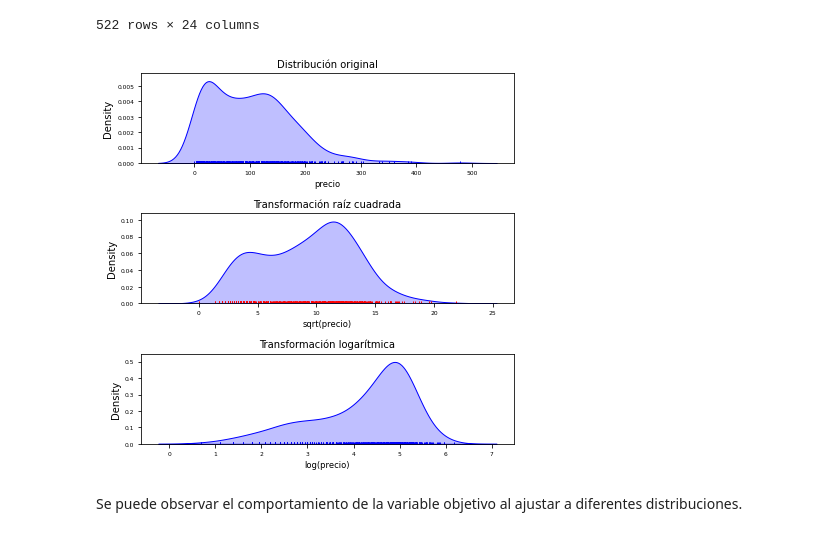
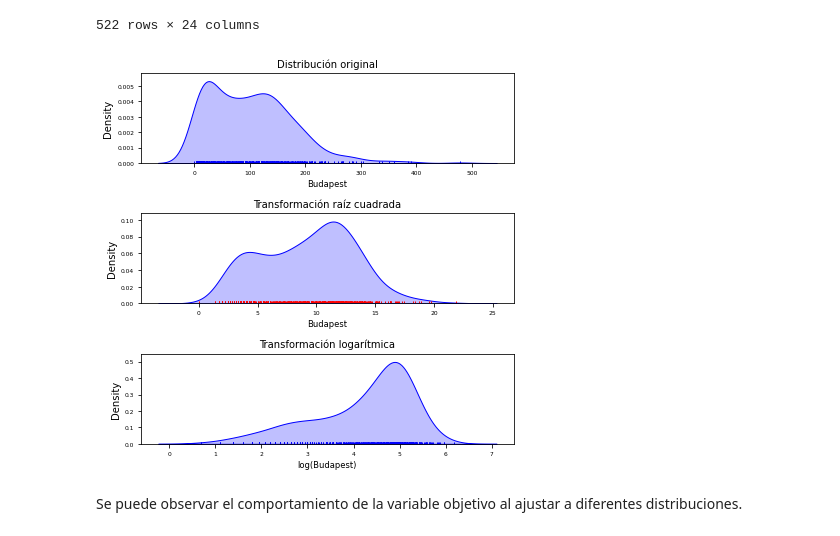
Before and after one commit to roxyconstantine-dev/Proyecto_Hungria, a Jupyter notebook: Untitled7.ipynb, the cells around one changed output. Cells and saved outputs as stored; diff of their text form; code cells hidden in the pictures.

```diff
--- a/Untitled7.ipynb
+++ b/Untitled7.ipynb
@@ -154,42 +152,42 @@ sns.rugplot(
     ax      = axes[0]
 )
 axes[0].set_title("Distribución original", fontsize = 'medium')
-axes[0].set_xlabel('precio', fontsize='small')
+axes[0].set_xlabel('Budapest', fontsize='small')
 axes[0].tick_params(labelsize = 6)
 
 sns.kdeplot(
     np.sqrt(datos_1.BUDAPEST),
     fill    = True,
     color   = "blue",
     ax      = axes[1]
 )
 sns.rugplot(
     np.sqrt(datos_1.BUDAPEST),
     color   = "red",
     ax      = axes[1]
 )
 axes[1].set_title("Transformación raíz cuadrada", fontsize = 'medium')
-axes[1].set_xlabel('sqrt(precio)', fontsize='small')
+axes[1].set_xlabel('Budapest', fontsize='small')
 axes[1].tick_params(labelsize = 6)
 
 sns.kdeplot(
     np.log(datos_1.BUDAPEST),
     fill    = True,
     color   = "blue",
     ax      = axes[2]
 )
 sns.rugplot(
     np.log(datos_1.BUDAPEST),
     color   = "blue",
     ax      = axes[2]
 )
 axes[2].set_title("Transformación logarítmica", fontsize = 'medium')
-axes[2].set_xlabel('log(precio)', fontsize='small')
+axes[2].set_xlabel('log(Budapest)', fontsize='small')
 axes[2].tick_params(labelsize = 6)
 
 fig.tight_layout()
 # %% [output]
-[figure, old version]
+[figure, new version]
 # %% [markdown]
 Se puede observar el comportamiento de la variable objetivo al ajustar a diferentes distribuciones.
 # %%
```
Also changed, not shown: parts of 12 cells of this notebook.
